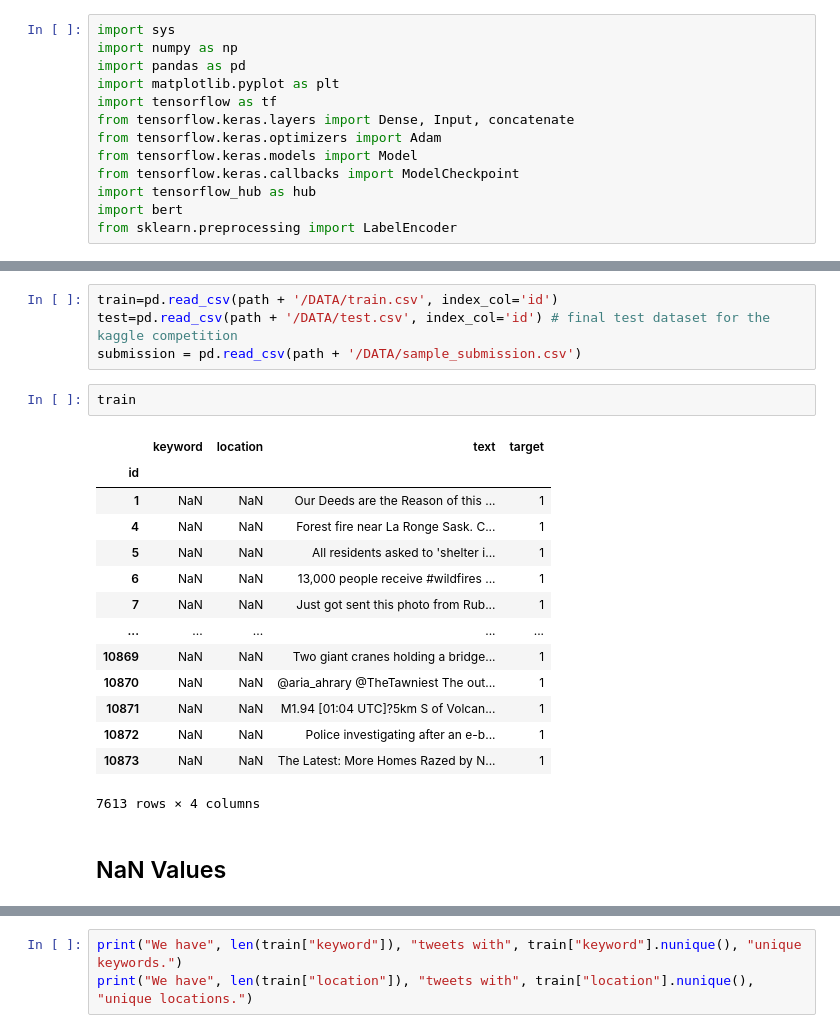
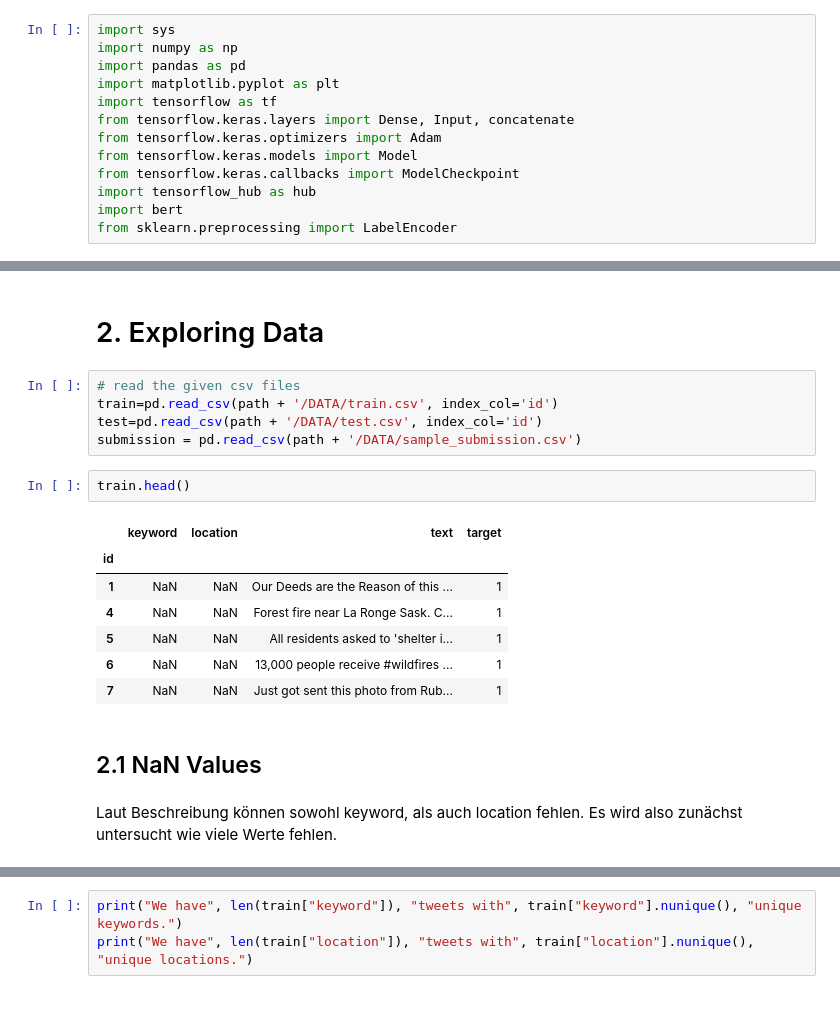
Before and after one commit to jensullrich/DataScienceSS20, a Jupyter notebook: Project/Project_NLP_disaster_tweets.ipynb, the cells around one changed output, grey strips where cells are left out. Drawn from its saved outputs; the diff is of its cells as text; blank space fills up the shorter version.

```diff
--- a/Project/Project_NLP_disaster_tweets.ipynb
+++ b/Project/Project_NLP_disaster_tweets.ipynb
@@ -94,26 +112,24 @@ from sklearn.preprocessing import LabelEncoder
+# %% [markdown]
+# 2. Exploring Data
 # %%
+# read the given csv files
 train=pd.read_csv(path + '/DATA/train.csv', index_col='id')
-test=pd.read_csv(path + '/DATA/test.csv', index_col='id') # final test dataset for the kaggle competition
+test=pd.read_csv(path + '/DATA/test.csv', index_col='id')
 submission = pd.read_csv(path + '/DATA/sample_submission.csv')
 # %%
-train
+train.head()
 # %% [output]
 |  | keyword | location | text | target |
 | id |  |  |  |  |
 | 1 | NaN | NaN | Our Deeds are the Reason of this ... | 1 |
 | 4 | NaN | NaN | Forest fire near La Ronge Sask. C... | 1 |
 | 5 | NaN | NaN | All residents asked to 'shelter i... | 1 |
 | 6 | NaN | NaN | 13,000 people receive #wildfires ... | 1 |
 | 7 | NaN | NaN | Just got sent this photo from Rub... | 1 |
-| ... | ... | ... | ... | ... |
-| 10869 | NaN | NaN | Two giant cranes holding a bridge... | 1 |
-| 10870 | NaN | NaN | @aria_ahrary @TheTawniest The out... | 1 |
-| 10871 | NaN | NaN | M1.94 [01:04 UTC]?5km S of Volcan... | 1 |
-| 10872 | NaN | NaN | Police investigating after an e-b... | 1 |
-| 10873 | NaN | NaN | The Latest: More Homes Razed by N... | 1 |
-7613 rows × 4 columns
 # %% [markdown]
-## NaN Values
+## 2.1 NaN Values
+# %% [markdown]
+Laut Beschreibung können sowohl keyword, als auch location fehlen. Es wird also zunächst untersucht wie viele Werte fehlen.
 # %%
 training_has_keyword = train["keyword"].notna().value_counts(normalize=True)
 training_has_location = train["location"].notna().value_counts(normalize=True)
```
Also changed, not shown: parts of 24 cells of this notebook.
